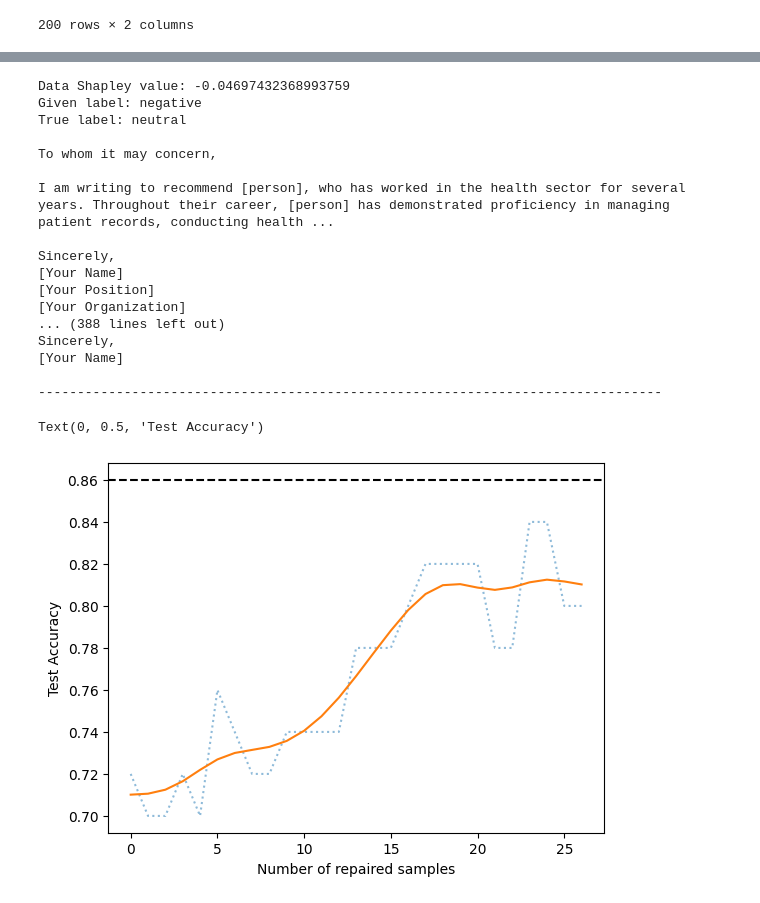
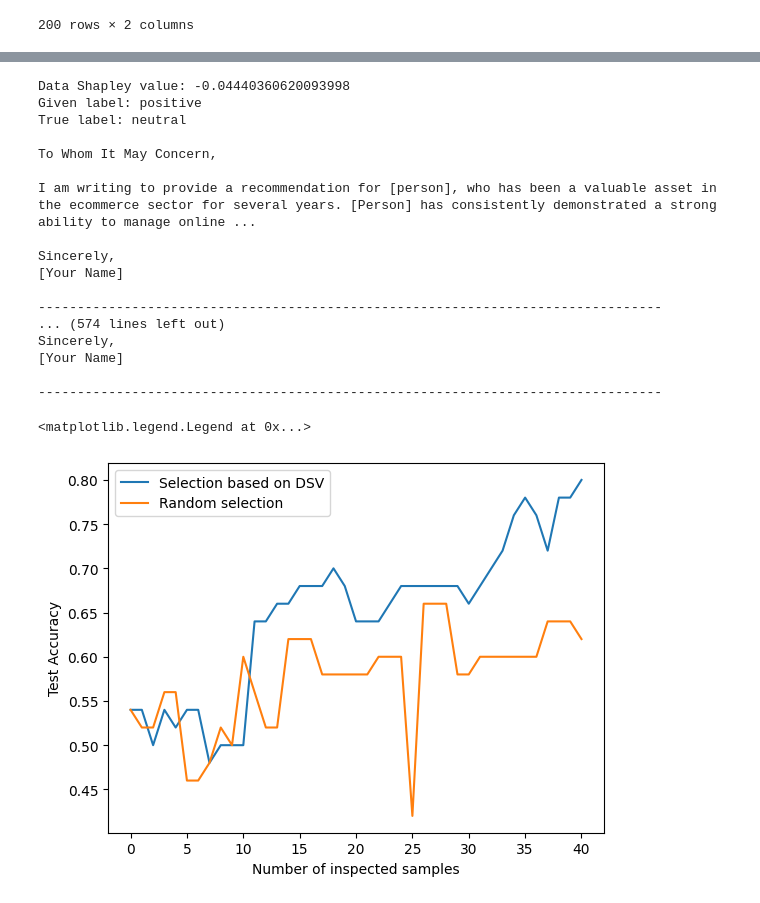
Before and after one commit to navigating-data-errors/tutorial, a Jupyter notebook: part1-data-errors.ipynb, the cells around one changed output, grey strips where cells are left out. Drawn from its saved outputs; the diff is of its cells as text; code cells hidden in the pictures.

```diff
--- a/part1-data-errors.ipynb
+++ b/part1-data-errors.ipynb
@@ -67,6 +72,7 @@ def inject_label_errors(original_labels, fraction):
 
     return labels_with_errors
 # %%
-y_train_mislabeled = inject_label_errors(y_train, fraction=0.25)
-evaluate_logistic_regression_model(X_train, y_train_mislabeled, X_test, y_test)
+y_train_mislabeled = inject_label_errors(y_train, fraction=0.5, all_labels=['positive', 'negative', 'neutral'])
+dirty_impact = evaluate_logistic_regression_model(X_train, y_train_mislabeled, X_test, y_test)
+dirty_impact
 # %% [output]
@@ -120,3 +80,8 @@ OMP: Info #276: omp_set_nested routine deprecated, please use omp_set_max_active
+# %%
+utility = SklearnModelAccuracy(create_logistic_regression_model())
+importance = ShapleyImportance(method=ImportanceMethod.NEIGHBOR, utility=utility)
+
+dsvs = importance.fit(X_train, y_train_mislabeled).score(X_valid, y_valid)
 # %%
 sns.histplot(data=dsvs, binwidth=0.0025)
 # %% [output]
@@ -128,14 +93,12 @@ y_train_mislabeled_some_fixes = copy.deepcopy(y_train_mislabeled)
 
 indices = np.argsort(dsvs)[:num_negative_dsvs]
 
-train_accs = []
-test_accs = []
+test_accs = [dirty_impact['test_acc']]
 
 for index in indices:
     y_train_mislabeled_some_fixes[index] = y_train[index]
     impact = evaluate_logistic_regression_model(X_train, y_train_mislabeled_some_fixes, X_test, y_test)
 
-    train_accs.append(impact['train_acc'])
     test_accs.append(impact['test_acc'])
 
     print(f'''
@@ -148,32 +111,43 @@ True label: {y_train[index]}
 {'-'*80}
 ''')
 # %% [output]
-Data Shapley value: -0.04697432368993759
-Given label: negative
+Data Shapley value: -0.04440360620093998
+Given label: positive
 True label: neutral
 
-To whom it may concern,
+To Whom It May Concern,
 
-I am writing to recommend [person], who has worked in the health sector for several years. Throughout their career, [person] has demonstrated proficiency in managing patient records, conducting health ...
+I am writing to provide a recommendation for [person], who has been a valuable asset in the ecommerce sector for several years. [Person] has consistently demonstrated a strong ability to manage online ...
 
-Sincerely,
-[Your Name]
-[Your Position]
-[Your Organization]
-... (388 lines left out)
 Sincerely,
 [Your Name]
 
 --------------------------------------------------------------------------------
+... (574 lines left out)
+Sincerely,
+[Your Name]
+
+--------------------------------------------------------------------------------
+# %%
+random_indices = np.random.choice(range(len(X_train)), num_negative_dsvs, replace=False)
+
+y_train_mislabeled_random_fixes = copy.deepcopy(y_train_mislabeled)
+random_test_accs = [dirty_impact['test_acc']]
+
+for index in random_indices:
+    y_train_mislabeled_random_fixes[index] = y_train[index]
+    impact = evaluate_logistic_regression_model(X_train, y_train_mislabeled_random_fixes, X_test, y_test)
+    random_test_accs.append(impact['test_acc'])
 # %%
 from scipy.ndimage import gaussian_filter1d
 
-ax = sns.lineplot(test_accs, linestyle='dotted', alpha=0.5)
-sns.lineplot(gaussian_filter1d(test_accs, sigma=2))
-ax.axhline(0.86, ls='--', color='black')
+ax = sns.lineplot(test_accs, label="Selection based on DSV")
+ax = sns.lineplot(random_test_accs, label="Random selection")
 
-ax.set_xlabel("Number of repaired samples")
+
+ax.set_xlabel("Number of inspected samples")
 ax.set_ylabel("Test Accuracy")
+ax.legend()
 # %% [output]
-Text(0, 0.5, 'Test Accuracy')
+<matplotlib.legend.Legend at 0x...>
-[figure, old version]
+[figure, new version]
```
Also changed, not shown: parts of 8 cells of this notebook.
